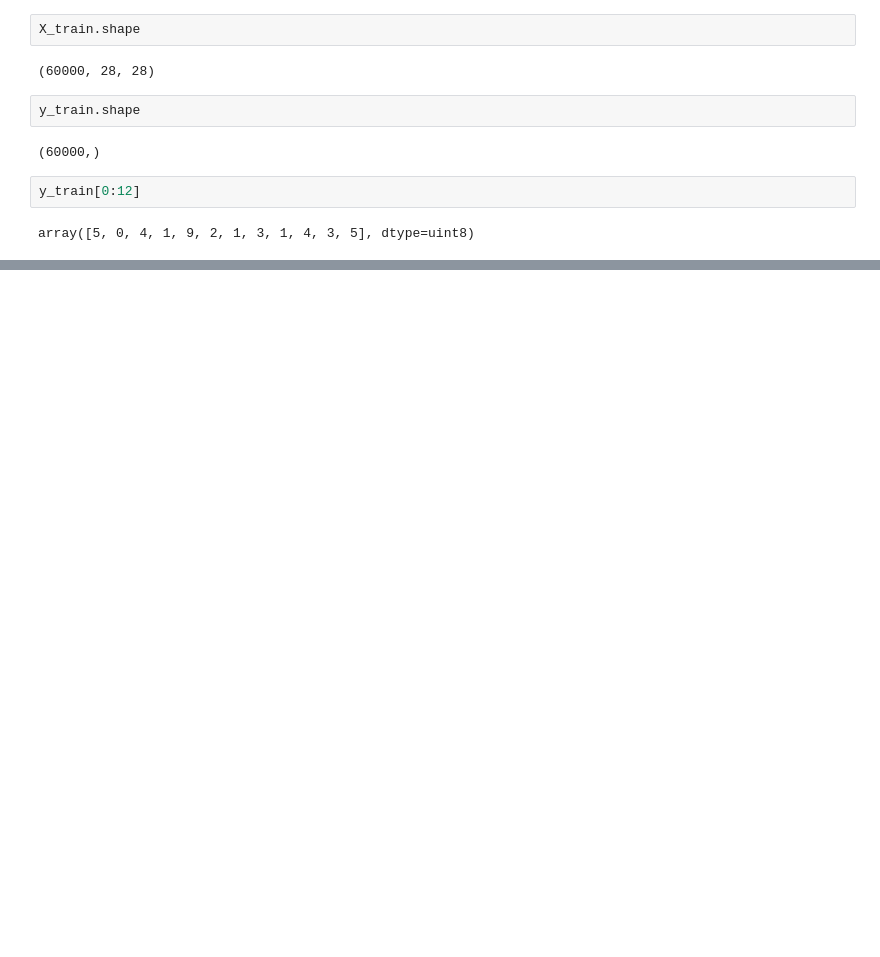
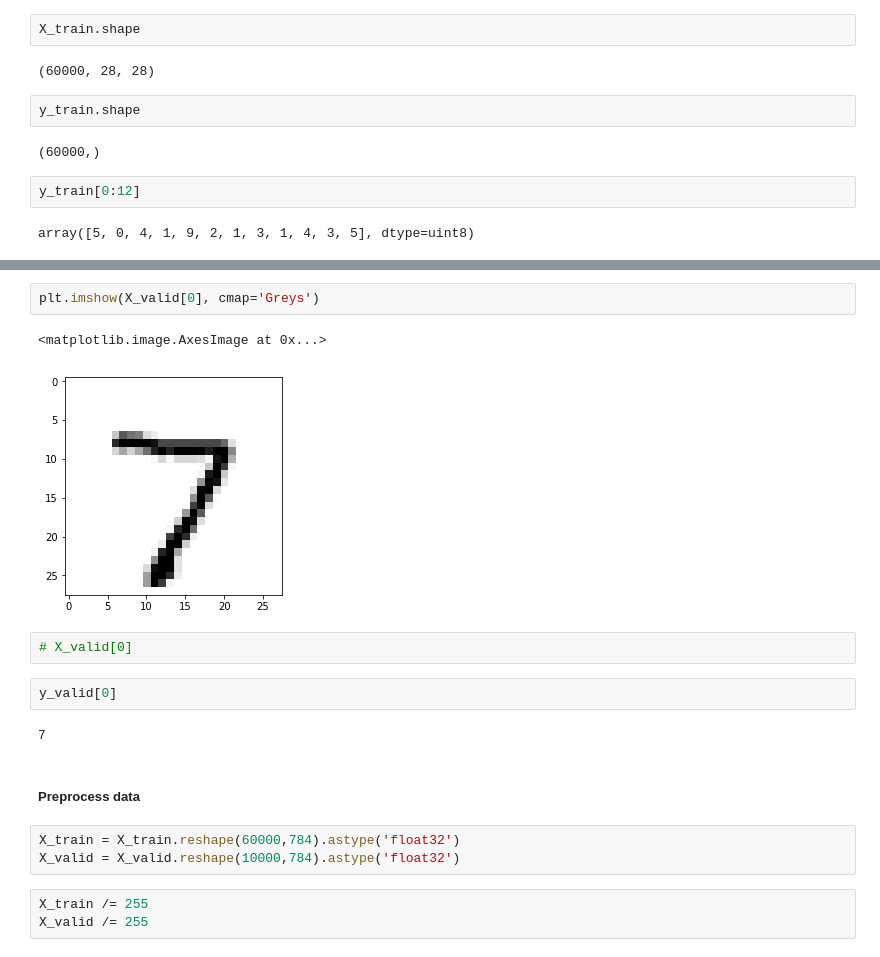
Before and after one commit to CpInCpp/DeepLearning, a Jupyter notebook: P1.ipynb, the cells around one changed output, grey strips where cells are left out. Cells and saved outputs as stored; diff of their text form; blank space fills up the shorter version.

```diff
--- a/P1.ipynb
+++ b/P1.ipynb
@@ -22,0 +41,19 @@ array([5, 0, 4, 1, 9, 2, 1, 3, 1, 4, 3, 5], dtype=uint8)
+# %%
+plt.imshow(X_valid[0], cmap='Greys')
+# %% [output]
+<matplotlib.image.AxesImage at 0x...>
+[figure, added]
+# %%
+# X_valid[0]
+# %%
+y_valid[0]
+# %% [output]
+7
+# %% [markdown]
+##### Preprocess data
+# %%
+X_train = X_train.reshape(60000,784).astype('float32')
+X_valid = X_valid.reshape(10000,784).astype('float32')
+# %%
+X_train /= 255
+X_valid /= 255
```
Also changed, not shown: parts of 24 cells of this notebook.
